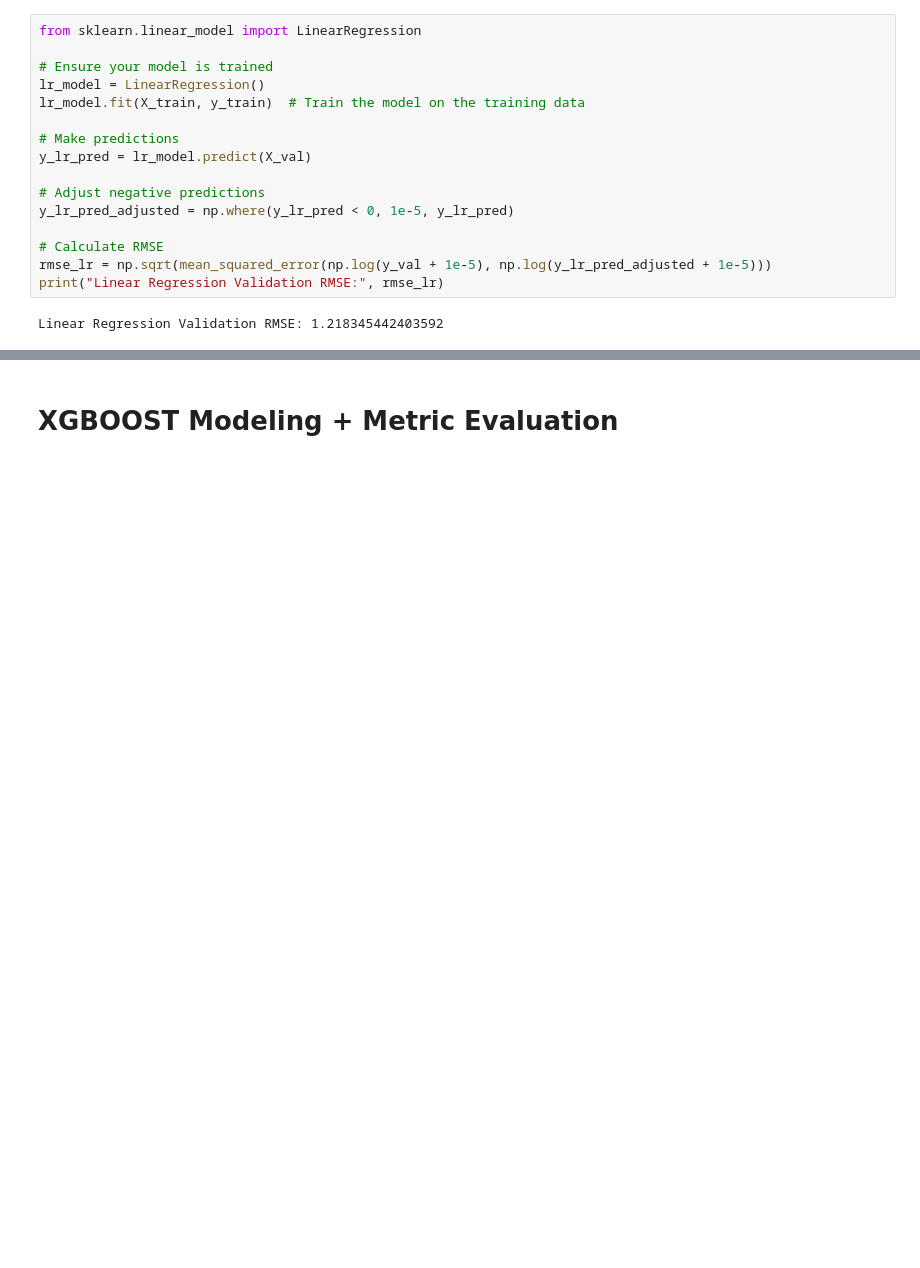
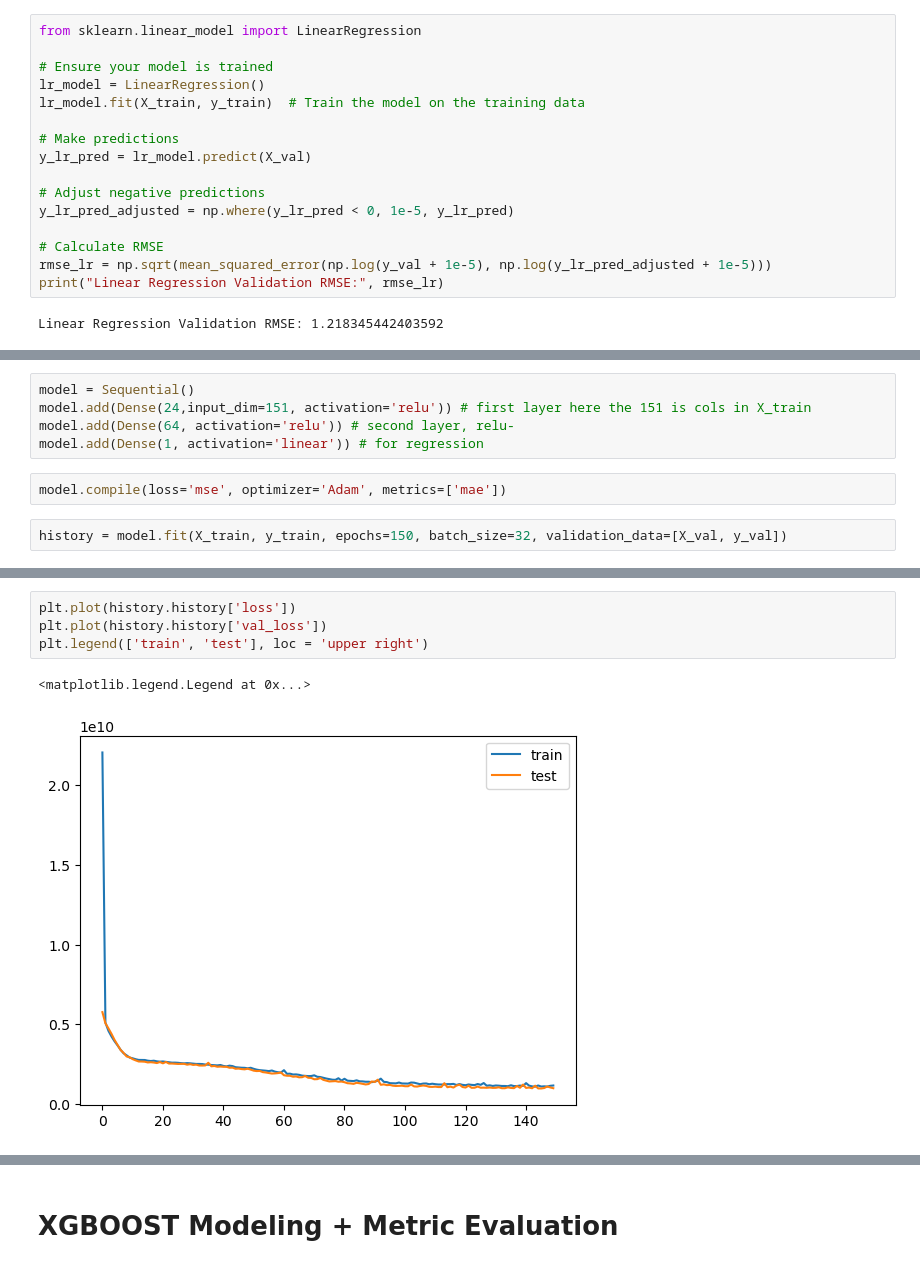
Before and after one commit to yhernandez55/House-Prices---Regression-Techniques, a Jupyter notebook: House_prices_regression_project.ipynb, the cells around one changed output, grey strips where cells are left out. Cells and saved outputs as stored; diff of their text form; blank space fills up the shorter version.

```diff
--- a/House_prices_regression_project.ipynb
+++ b/House_prices_regression_project.ipynb
@@ -764,0 +754,9 @@ Linear Regression Validation RMSE: 1.218345442403592
+# %%
+model = Sequential()
+model.add(Dense(24,input_dim=151, activation='relu')) # first layer here the 151 is cols in X_train
+model.add(Dense(64, activation='relu')) # second layer, relu-
+model.add(Dense(1, activation='linear')) # for regression
+# %%
+model.compile(loss='mse', optimizer='Adam', metrics=['mae'])
+# %%
+history = model.fit(X_train, y_train, epochs=150, batch_size=32, validation_data=[X_val, y_val])
@@ -764,0 +781,7 @@ Linear Regression Validation RMSE: 1.218345442403592
+# %%
+plt.plot(history.history['loss'])
+plt.plot(history.history['val_loss'])
+plt.legend(['train', 'test'], loc = 'upper right')
+# %% [output]
+<matplotlib.legend.Legend at 0x...>
+[figure, added]
```
Also changed, not shown: parts of 15 cells of this notebook, 20 other files.
